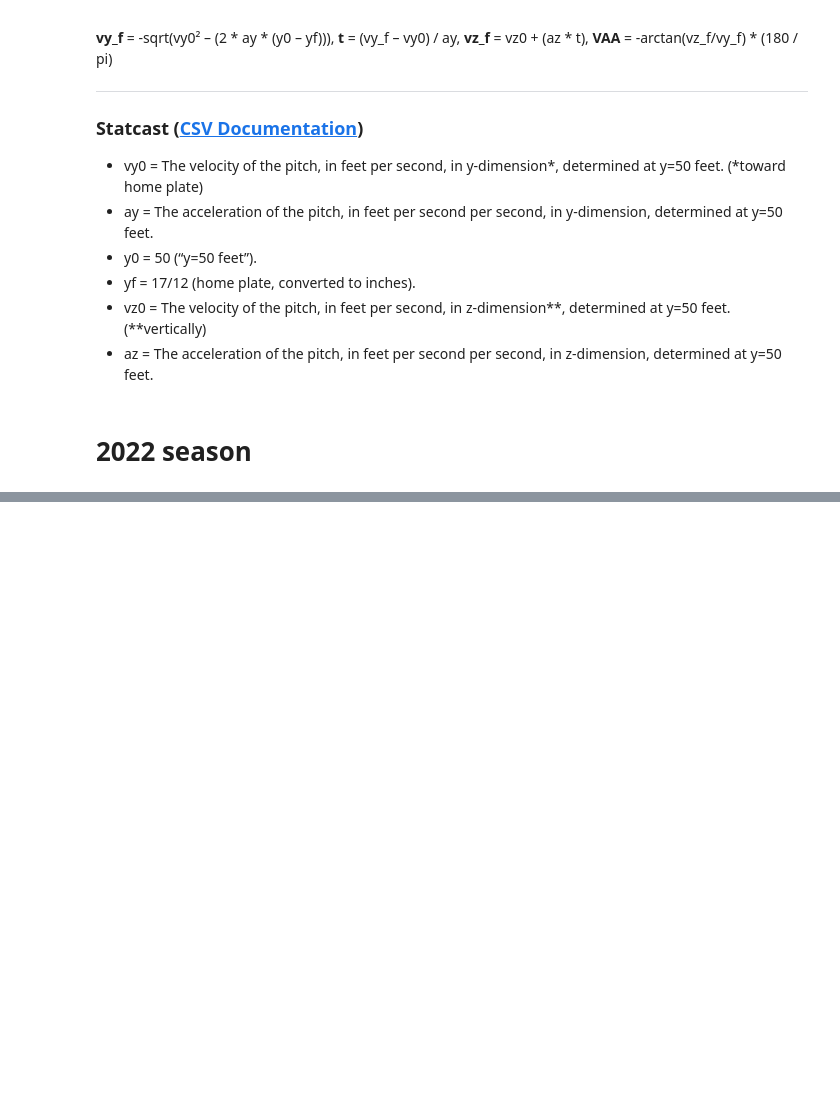
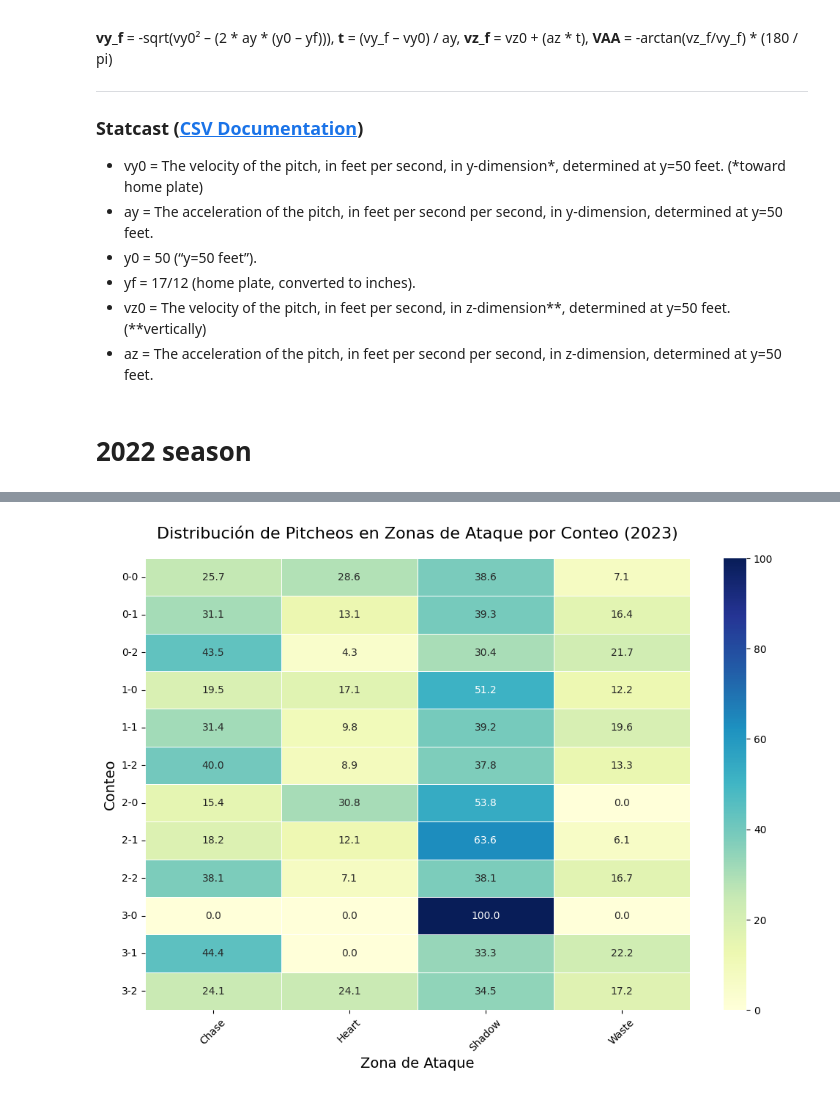
Before and after one commit to eme-eleuce/baseball-2022, a Jupyter notebook: arraez-22.23.ipynb, the cells around one changed output, grey strips where cells are left out. Cells and saved outputs as stored; diff of their text form; code cells hidden in the pictures; blank space fills up the shorter version.

```diff
--- a/arraez-22.23.ipynb
+++ b/arraez-22.23.ipynb
@@ -390,0 +391,20 @@ Waste              0.0  100.0        0.0   0.0   0.0
+# %%
+count_zone_distribution = pd.crosstab(offspeed_balls_data['count'], offspeed_balls_data['attack_zone'], normalize='index') * 100
+
+# Redondear los valores a un decimal para una mejor presentación
+count_zone_distribution = count_zone_distribution.round(1)
+
+# Crear un heatmap
+plt.figure(figsize=(12, 8))
+sns.heatmap(count_zone_distribution, annot=True, fmt='.1f', cmap='YlGnBu', cbar=True, linewidths=.5)
+
+# Títulos y etiquetas
+plt.title('Distribución de Pitcheos en Zonas de Ataque por Conteo (2023)', fontsize=16, pad=20)
+plt.xlabel('Zona de Ataque', fontsize=14)
+plt.ylabel('Conteo', fontsize=14)
+plt.xticks(rotation=45)
+plt.yticks(rotation=0)
+
+plt.show()
+# %% [output]
+[figure, added]
```
Also changed, not shown: parts of 8 cells of this notebook, 3 other files.
